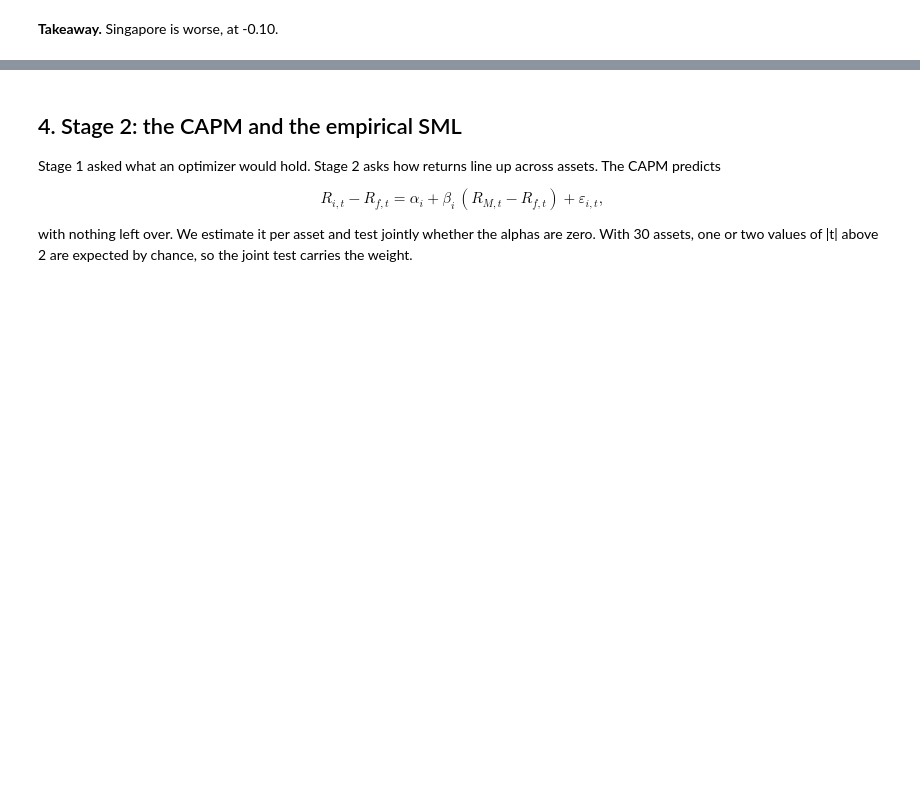
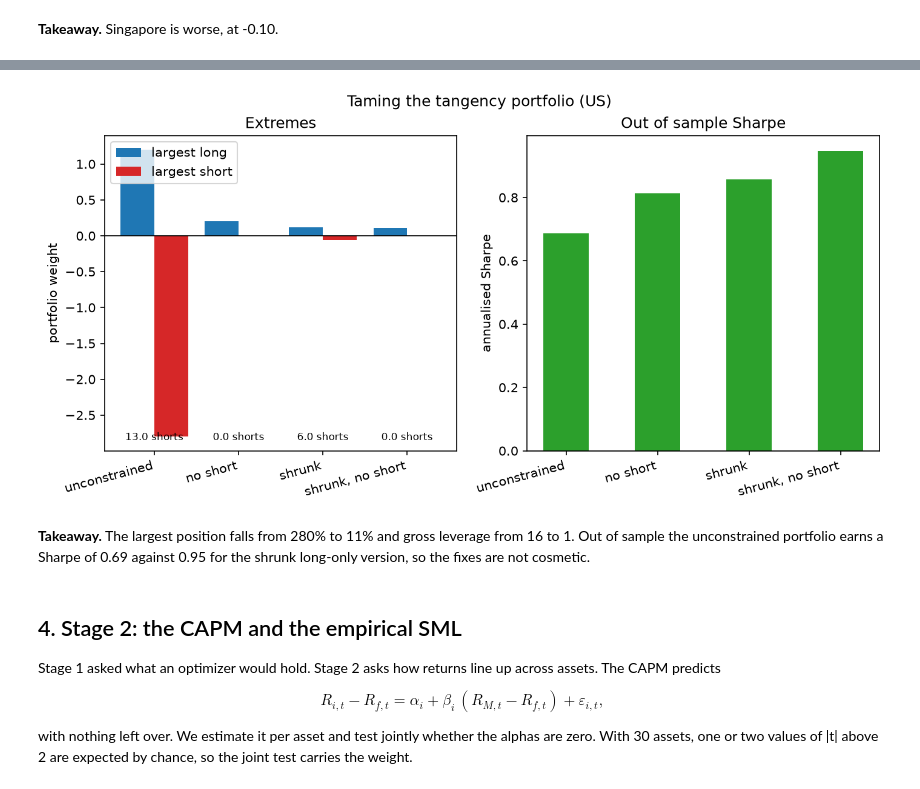
Before and after one commit to Prolead1/goldman, a Jupyter notebook: notebooks/report.ipynb, the cells around one changed output, grey strips where cells are left out. Saved outputs shown, nothing was run; the diff lists cells and outputs as text; code cells hidden in the pictures; blank space fills up the shorter version.

```diff
--- a/notebooks/report.ipynb
+++ b/notebooks/report.ipynb
@@ -203,0 +209,12 @@ pd.DataFrame(
+# %%
+from goldman.analysis.robustness import LABELS, run_robustness_analysis
+
+FIXES = run_robustness_analysis(
+    RETURNS[PRIMARY],
+    rf=risk_free_series(PRIMARY, RETURNS[PRIMARY].index),
+    output_dir=OUTPUT_DIR / PRIMARY,
+    label=PRIMARY,
+)
+FIXES.diagnostics.rename(index=LABELS)[
+    ["max weight", "min weight", "shorts", "gross leverage", "out of sample Sharpe"]
+]
@@ -204,3 +227,11 @@ pd.DataFrame(
+# %%
+display(Image(filename=FIXES.output_paths["chart"]))
+# %% [output]
+[figure, added]
+# %% [markdown]
+**Takeaway.** The largest position falls from 280% to 11% and gross leverage
+from 16 to 1. Out of sample the unconstrained portfolio earns a Sharpe of 0.69
+against 0.95 for the shrunk long-only version, so the fixes are not cosmetic.
 # %% [markdown]
 ## 4. Stage 2: the CAPM and the empirical SML
 
```
Also changed, not shown: parts of 2 cells of this notebook, 4 other files.
